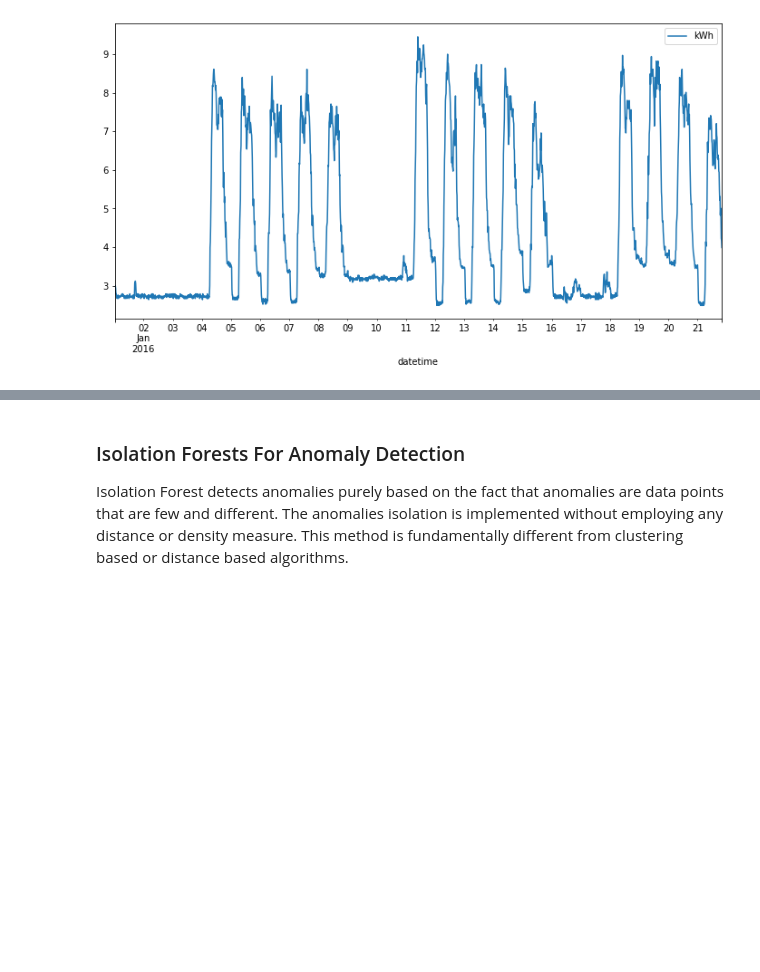
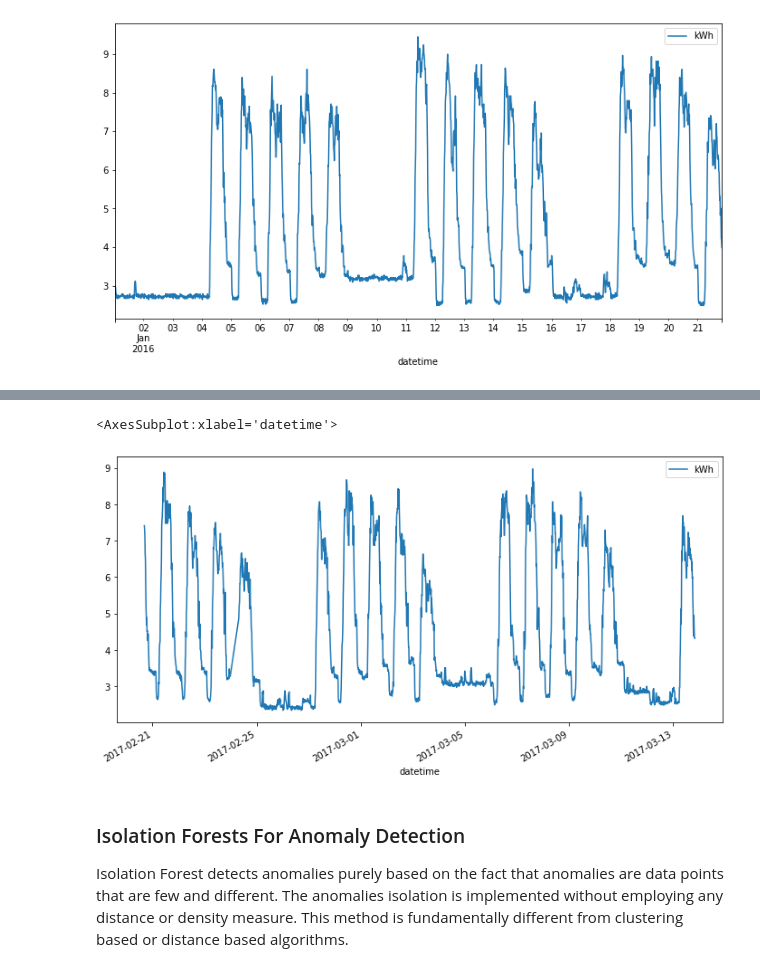
Before and after one commit to nidDrBiglr/energy-hackdays-anomaly-detection, a Jupyter notebook: anomaly-detection-model/Anomaly Detection.ipynb, the cells around one changed output, grey strips where cells are left out. Drawn from its saved outputs; the diff is of its cells as text; code cells hidden in the pictures; blank space fills up the shorter version.

```diff
--- a/anomaly-detection-model/Anomaly Detection.ipynb
+++ b/anomaly-detection-model/Anomaly Detection.ipynb
@@ -56,3 +61,8 @@ df.iloc[0:2000].plot(x='datetime', y='kWh', figsize=(12,6))
+# %%
+df.iloc[40000:42000].plot(x='datetime', y='kWh', figsize=(12,6))
+# %% [output]
+<AxesSubplot:xlabel='datetime'>
+[figure, added]
 # %% [markdown]
 ### Isolation Forests For Anomaly Detection
 
```
Also changed, not shown: parts of 6 cells of this notebook, 15 other files.
